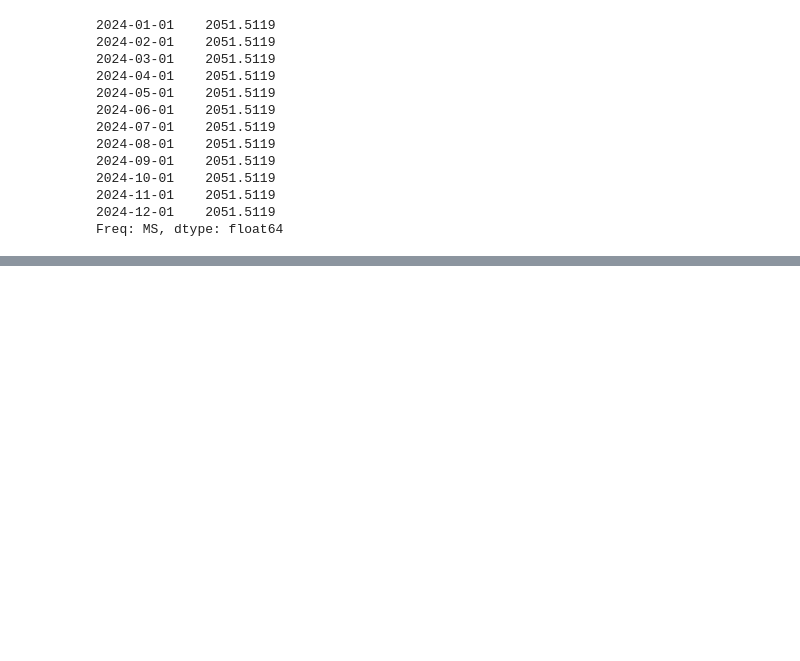
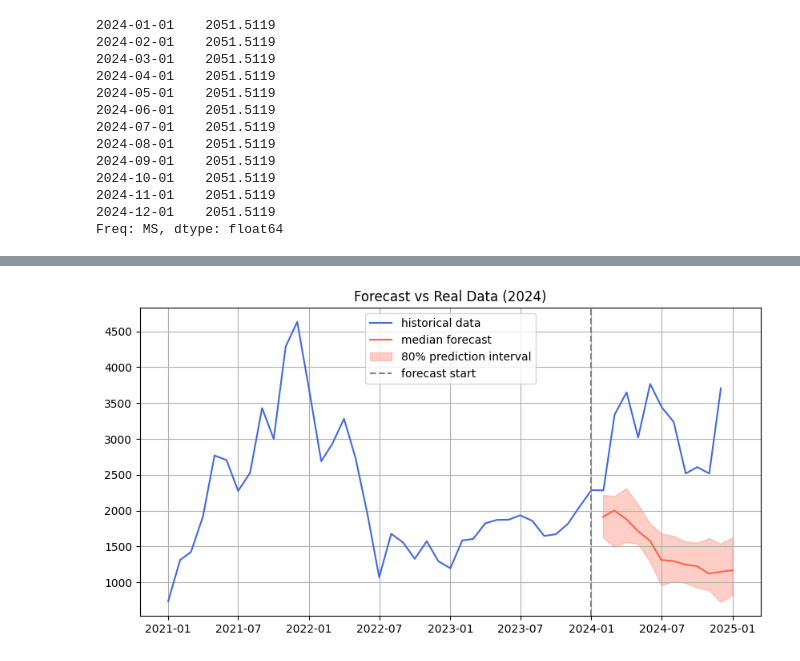
Before and after one commit to vdlbm/Time-Series-Forecasting-Foundational-Models, a Jupyter notebook: eth_usd_months.ipynb, the cells around one changed output, grey strips where cells are left out. Saved outputs shown, nothing was run; the diff lists cells and outputs as text; code cells hidden in the pictures; blank space fills up the shorter version.

```diff
--- a/eth_usd_months.ipynb
+++ b/eth_usd_months.ipynb
@@ -652,3 +341,50 @@ plt.show()
+# %%
+# Chronos
+from chronos import BaseChronosPipeline
+
+# Cargar modelo
+pipeline = BaseChronosPipeline.from_pretrained(
+    "amazon/chronos-t5-small",  # usa "amazon/chronos-bolt-small" para Chronos-Bolt
+    device_map="cpu",
+    torch_dtype=torch.bfloat16,
+)
+
+# Convertir datos (dfc y data_months deben estar definidos antes)
+df = dfc.convert_to_moirai(data_months)
+
+# --- 1. Usar solo datos hasta 2023 para entrenar el contexto ---
+df_context = df[df.index < "2024-01-01"]
+
+# Predecir 12 meses (todo 2024)
+quantiles, mean = pipeline.predict_quantiles(
+    context=torch.tensor(df_context["y"].values, dtype=torch.float32).unsqueeze(0),
+    prediction_length=12,
+    quantile_levels=[0.1, 0.5, 0.9],
+)
+
+# --- 2. Construir índice de forecast para 2024 ---
+forecast_index = pd.date_range(start="2024-01-01", periods=12, freq="MS")
+
+low, median, high = quantiles[0, :, 0], quantiles[0, :, 1], quantiles[0, :, 2]
+
+# --- 3. Plotear ---
+plt.figure(figsize=(10, 5))
+
+# Datos históricos completos (incluye 2024 real)
+plt.plot(df.index, df["y"], color="royalblue", label="historical data")
+
+# Predicción (para 2024)
+plt.plot(forecast_index, median, color="tomato", label="median forecast")
+plt.fill_between(forecast_index, low, high, color="tomato", alpha=0.3, label="80% prediction interval")
+
+plt.axvline(pd.Timestamp("2024-01-01"), color="gray", linestyle="--", label="forecast start")
+
+plt.legend()
+plt.grid()
+plt.title("Forecast vs Real Data (2024)")
+plt.show()
+# %% [output]
+[figure, added]
 # %%
 # Convertir la serie temporal a lenguaje natural
 desp = mpt.paraphrase_initial(gpt_m.name)
```
Also changed, not shown: parts of 26 cells of this notebook, 1 other file.
